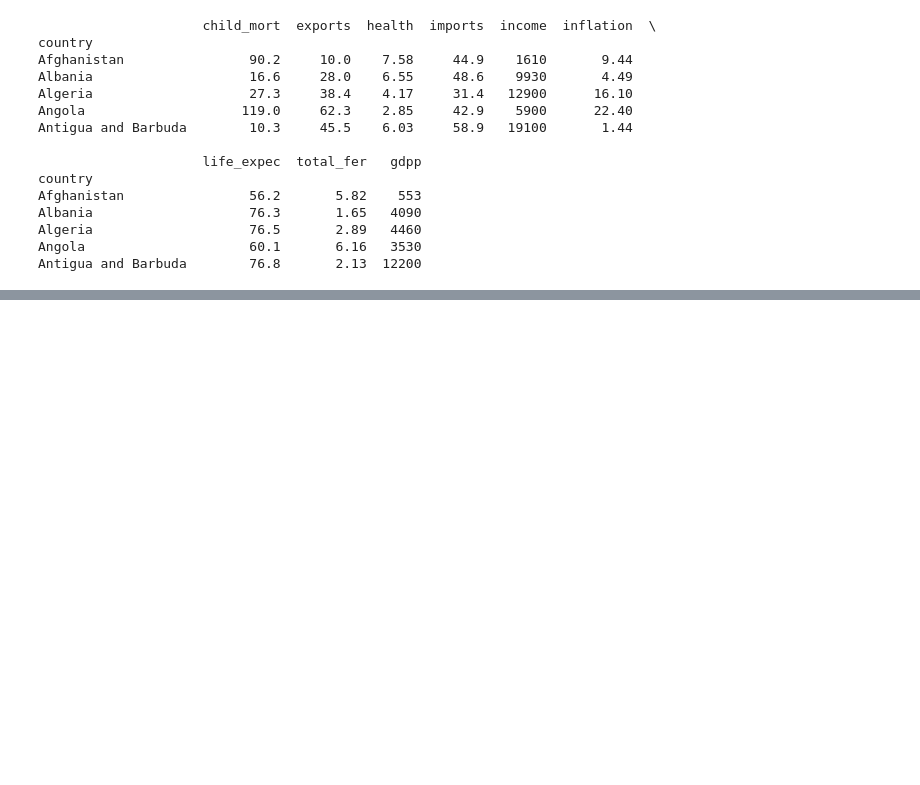
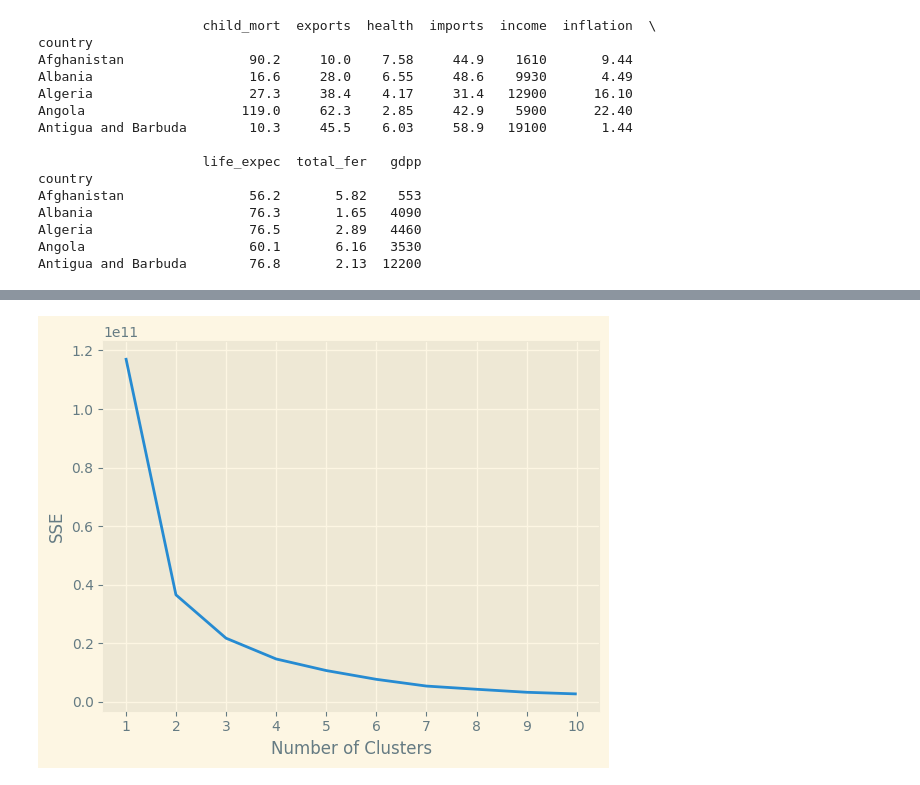
Before and after one commit to Francesfahey/algorithims_data, a Jupyter notebook: CA3_q2.ipynb, the cells around one changed output, grey strips where cells are left out. Cells and saved outputs as stored; diff of their text form; code cells hidden in the pictures; blank space fills up the shorter version.

```diff
--- a/CA3_q2.ipynb
+++ b/CA3_q2.ipynb
@@ -22,0 +82,16 @@ Antigua and Barbuda        76.8       2.13  12200
+# %%
+sse = []
+for k in range(1, 11):
+  kmeans = KMeans(n_clusters=k, n_init= 10, max_iter = 200)
+  kmeans.fit(country_df)
+  sse.append(kmeans.inertia_)
+#from matplotlib import style
+#print(plt.style.available)
+plt.style.use("Solarize_Light2")
+plt.plot(range(1, 11), sse)
+plt.xticks(range(1, 11))
+plt.xlabel("Number of Clusters")
+plt.ylabel("SSE")
+plt.show()
+# %% [output]
+[figure, added]
```
Also changed, not shown: parts of 6 cells of this notebook.
